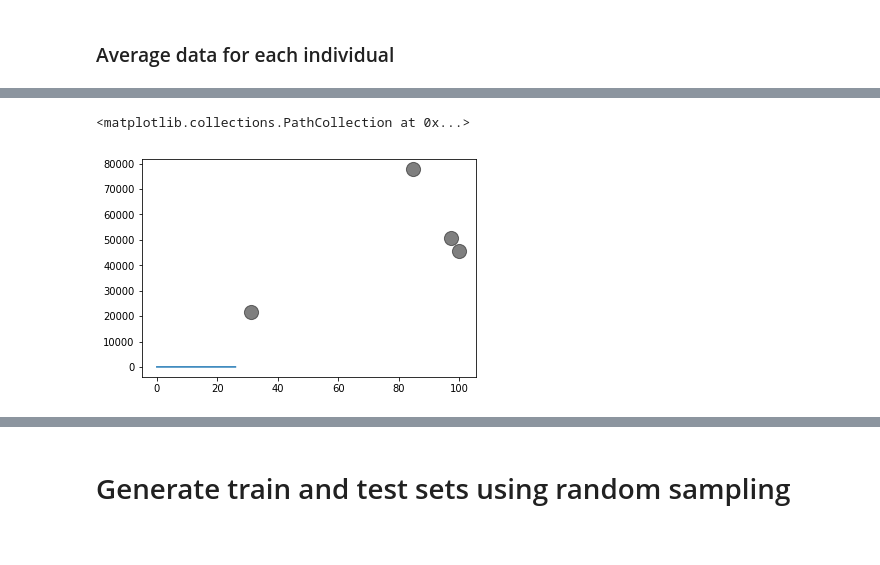
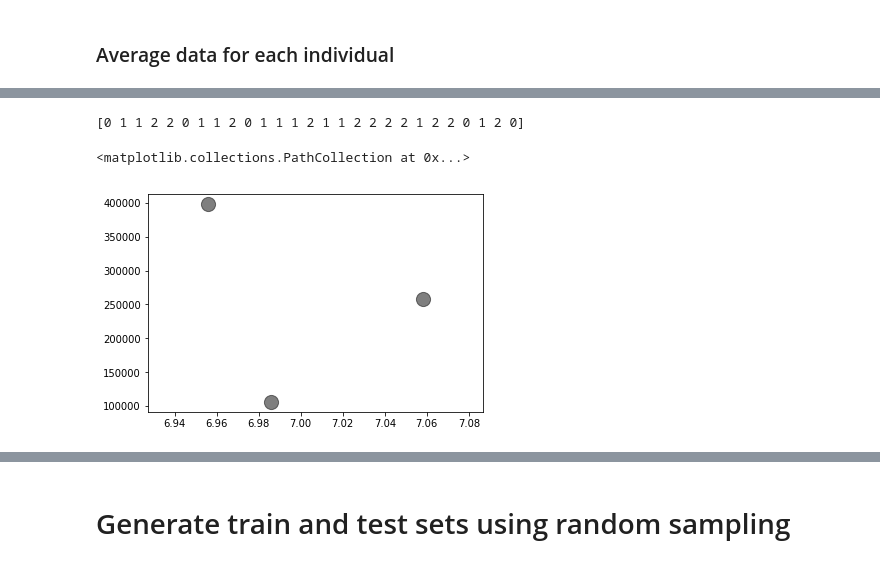
Before and after one commit to jelrae/dataMineAss1, a Jupyter notebook: DMT1_latest.ipynb, the cells around one changed output, grey strips where cells are left out. Cells and saved outputs as stored; diff of their text form; code cells hidden in the pictures.

```diff
--- a/DMT1_latest.ipynb
+++ b/DMT1_latest.ipynb
@@ -232,6 +249,15 @@ Name: mood, dtype: int64
 It is clear that there is a narrow time period over which we have data for all patients simulatneously. We cannot do much with days for which we little or no mood data, therefore we could consider discarding data in the early and late periods.
 # %% [markdown]
 ### Observation counts for each patient
+# %%
+data2 = data2.groupby(pd.Grouper(freq='1D', level='time')
+                             ).agg({'activity': 'sum', 'appCat.builtin':'sum',
+                                                           'appCat.communication':'sum', 'appCat.entertainment':'sum',
+                                                           'appCat.finance':'sum', 'appCat.game':'sum', 'appCat.office':'sum',
+                                                           'appCat.other':'sum', 'appCat.social':'sum', 'appCat.travel':'sum',
+                                                           'appCat.unknown':'sum', 'appCat.utilities':'sum', 'appCat.weather':'sum',
+                                                           'call':'sum', 'screen':'sum', 'sms':'sum','circumplex.valence':'mean',
+                                                           'circumplex.arousal':'mean', 'mood':'mean'})
 # %%
 #This tells us the number of mood observations for each individual
 data2.groupby(level=1)['mood'].count().hist()
@@ -285,10 +351,14 @@ corr_matrix['mood']
 # %% [markdown]
 ### Average data for each individual
 # %%
-cluster_data = data2.groupby(level='id').agg({'activity': 'sum', 'appCat.builtin':'sum',
+cluster = data2.groupby(level='id').agg({'activity': 'sum', 'appCat.builtin':'sum',
                                                            'appCat.communication':'sum', 'appCat.entertainment':'sum',
                                                            'appCat.finance':'sum', 'appCat.game':'sum', 'appCat.office':'sum',
                                                            'appCat.other':'sum', 'appCat.social':'sum', 'appCat.travel':'sum',
                                                            'appCat.unknown':'sum', 'appCat.utilities':'sum', 'appCat.weather':'sum',
                                                            'call':'sum', 'screen':'sum', 'sms':'sum','circumplex.valence':'mean',
                                                            'circumplex.arousal':'mean', 'mood':'mean'})
+
+cluster_data = cluster[['mood', 'screen', 'activity']]
+
+cluster_data
@@ -295,17 +384,21 @@ cluster_data = data2.groupby(level='id').agg({'activity': 'sum', 'appCat.builtin
 # %%
 from sklearn.cluster import KMeans
 
-kmeans = KMeans(n_clusters=4).fit(cluster_data)
+kmeans = KMeans(n_clusters=3).fit(cluster_data)
 y_kmeans = kmeans.predict(cluster_data)
 
-kmeans.labels_
+print(kmeans.labels_)
 
-plt.plot(kmeans.labels_)
+# plt.scatter(kmeans.labels_)
 
 #plt.scatter(cluster_data[:, 0], cluster_data[:, 1], c=y_kmeans, s=50, cmap='viridis')
 
 centers = kmeans.cluster_centers_
+
+plt.figure()
 plt.scatter(centers[:, 0], centers[:, 1], c='black', s=200, alpha=0.5)
+# plt.scatter(cluster_data.mood, cluster_data.screen, cluster_data.circumplex.valence)
 # %% [output]
-<matplotlib.collections.PathCollection at 0x...>
+[0 1 1 2 2 0 1 1 2 0 1 1 1 2 1 1 2 2 2 2 1 2 2 0 1 2 0]
+<matplotlib.collections.PathCollection at 0x...>
-[figure, old version]
+[figure, new version]
```
Also changed, not shown: parts of 20 cells of this notebook.
